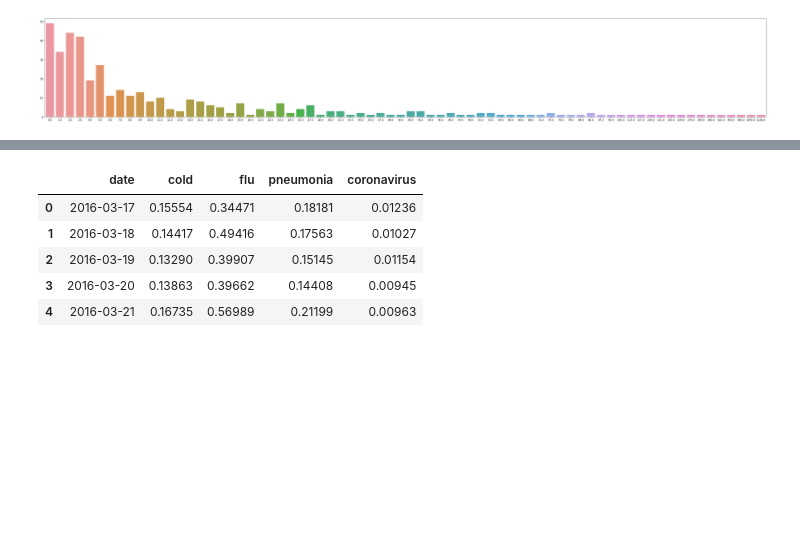
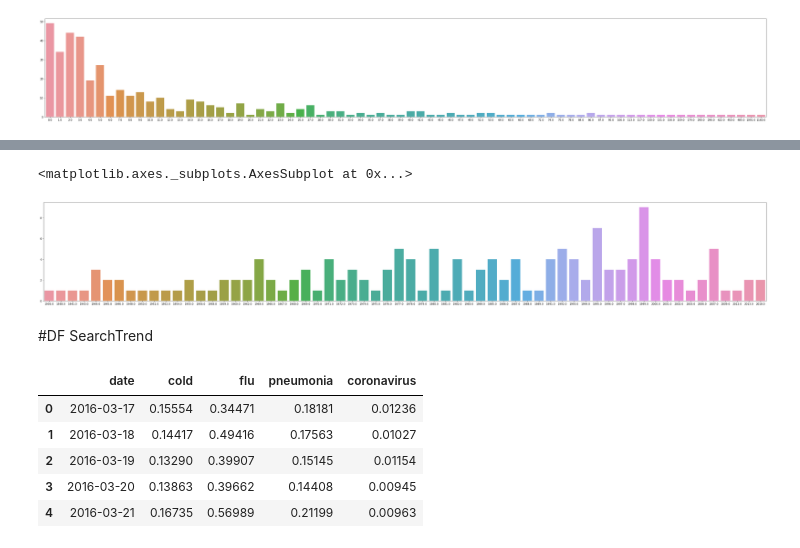
Before and after one commit to Mvgrillo1357/Ai-Platform-Engineering, a Jupyter notebook: ml_applied_to_coronavirus/Coronavirus.ipynb, the cells around one changed output, grey strips where cells are left out. Cells and saved outputs as stored; diff of their text form; code cells hidden in the pictures; blank space fills up the shorter version.

```diff
--- a/ml_applied_to_coronavirus/Coronavirus.ipynb
+++ b/ml_applied_to_coronavirus/Coronavirus.ipynb
@@ -456,0 +544,3 @@ sns.barplot(numbercontacted, count_seen)
+# %%
+df_patientinfof=df_patientinfo[df_patientinfo['infection_case'].notnull()]
+df_patientinfof
@@ -456,0 +561,3 @@ sns.barplot(numbercontacted, count_seen)
+# %%
+df_patientinfof2=df_patientinfof[df_patientinfof.infection_case != 'etc']
+df_patientinfof2
@@ -456,0 +578,3 @@ sns.barplot(numbercontacted, count_seen)
+# %%
+goodresults=df_patientinfof2[df_patientinfof2.state=='released']
+goodresults
@@ -457,3 +615,17 @@ sns.barplot(numbercontacted, count_seen)
+# %%
+birthday=goodresults.birth_year.unique()
+
+count_birthday=[]
+for i in goodresults.birth_year.unique():
+    count_birthday.append(goodresults[goodresults['birth_year']==i].count()['birth_year'])
+
+plt.figure(figsize=(50,7))
+sns.barplot(birthday, count_birthday)
+# %% [output]
+<matplotlib.axes._subplots.AxesSubplot at 0x...>
+[figure, added]
+# %% [markdown]
+#DF SearchTrend
 # %%
 df_searchtrend.head()
 # %% [output]
```
Also changed, not shown: parts of 95 cells of this notebook.
